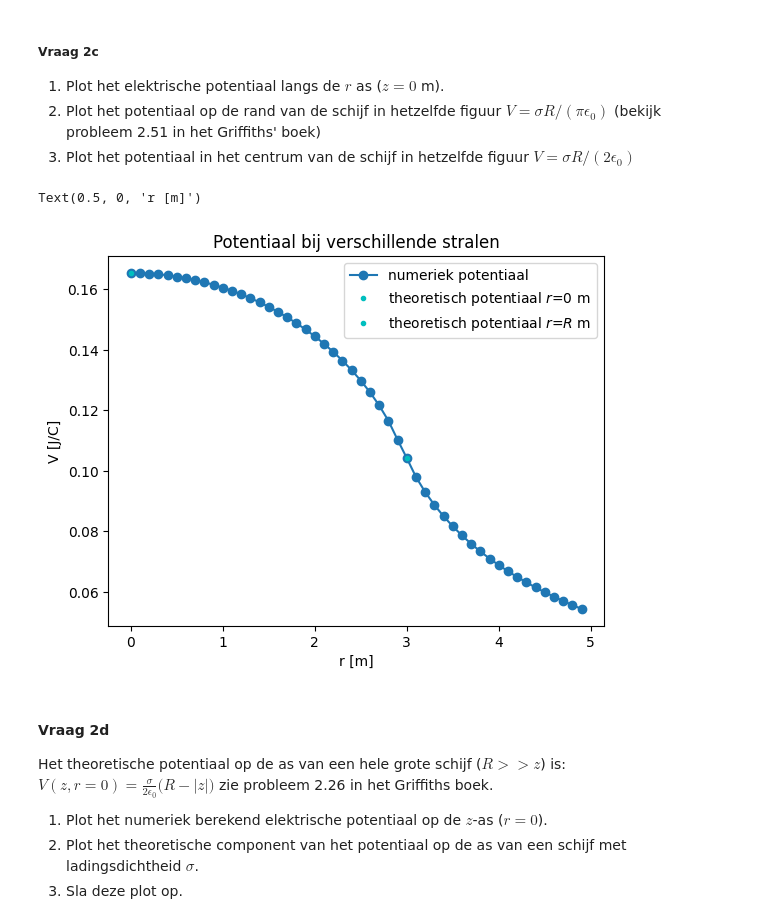
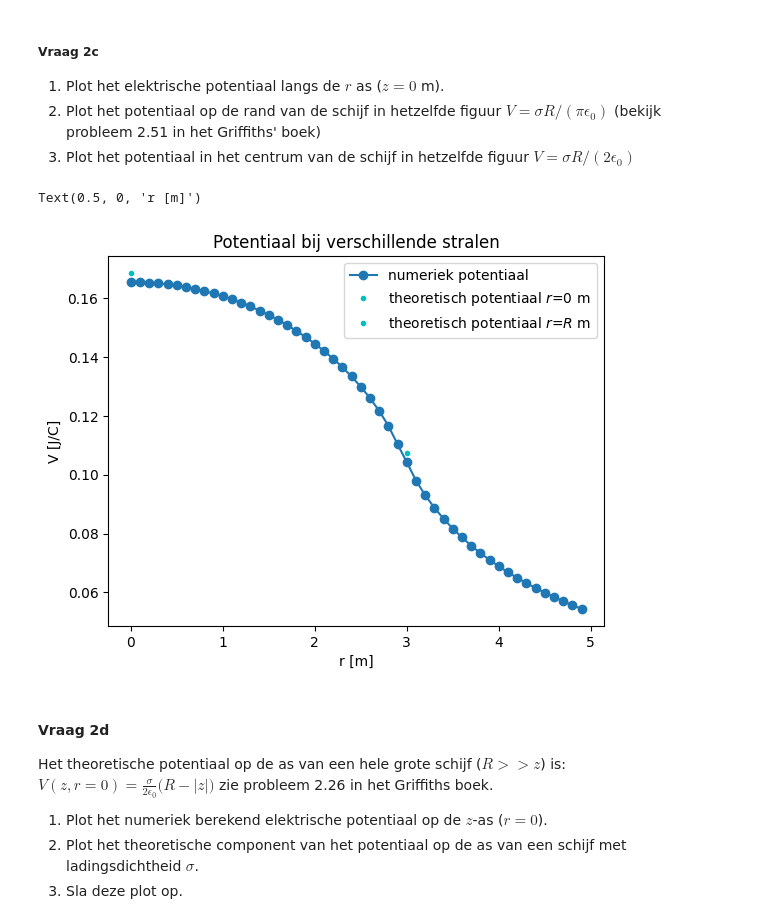
Before and after one commit to FS314159265358979323846264338/opdrachten-DEF-D, a Jupyter notebook: DigitaleOntwerpopdrachten/1CondensatorOpdracht/CondensatorOntwerpopdracht.ipynb, the cells around one changed output. Cells and saved outputs as stored; diff of their text form; code cells hidden in the pictures.

```diff
--- a/DigitaleOntwerpopdrachten/1CondensatorOpdracht/CondensatorOntwerpopdracht.ipynb
+++ b/DigitaleOntwerpopdrachten/1CondensatorOpdracht/CondensatorOntwerpopdracht.ipynb
@@ -209,22 +209,22 @@ De ladingsdichtheid van de schijf is 9.949e-13 C/m^2
 # %%
 # Vul deze code aan zodat deze vraag 2.3 beantwoord.
 idx_z_zero = np.argmin(abs(z))
 
-V_0 =  V[idx_z_zero,0] # potentiaal op r = 0
+V_0 = sigma*disk_radius/(epsilon0*2) # potentiaal op r = 0
 
-V_R =  V[idx_z_zero,30] # potentiaal op de straal van de schijf
+V_R =  sigma*disk_radius/(epsilon0*np.pi) # potentiaal op de straal van de schijf
 r_R =  disk_radius # straal van de schijf
 
 plt.title(f"Potentiaal bij verschillende stralen")
 plt.plot(r, V[idx_z_zero,:], "o-", label="numeriek potentiaal")
 plt.plot(0, V_0, "c.", label="theoretisch potentiaal $r$=0 m")
 plt.plot(r_R, V_R, "c.", label="theoretisch potentiaal $r$=$R$ m")
 plt.legend()
 plt.ylabel("V [J/C]")
 plt.xlabel("r [m]")
 # %% [output]
 Text(0.5, 0, 'r [m]')
-[figure, old version]
+[figure, new version]
 # %% [markdown]
 #### Vraag 2d
 
```
Also changed, not shown: parts of 9 cells of this notebook.
